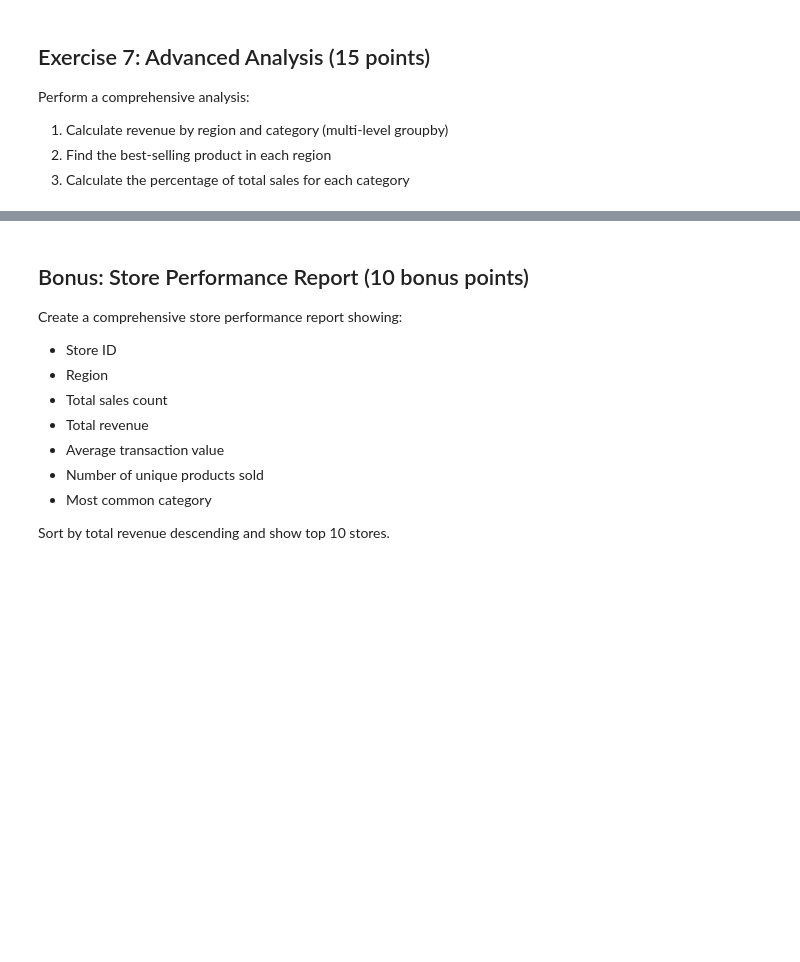
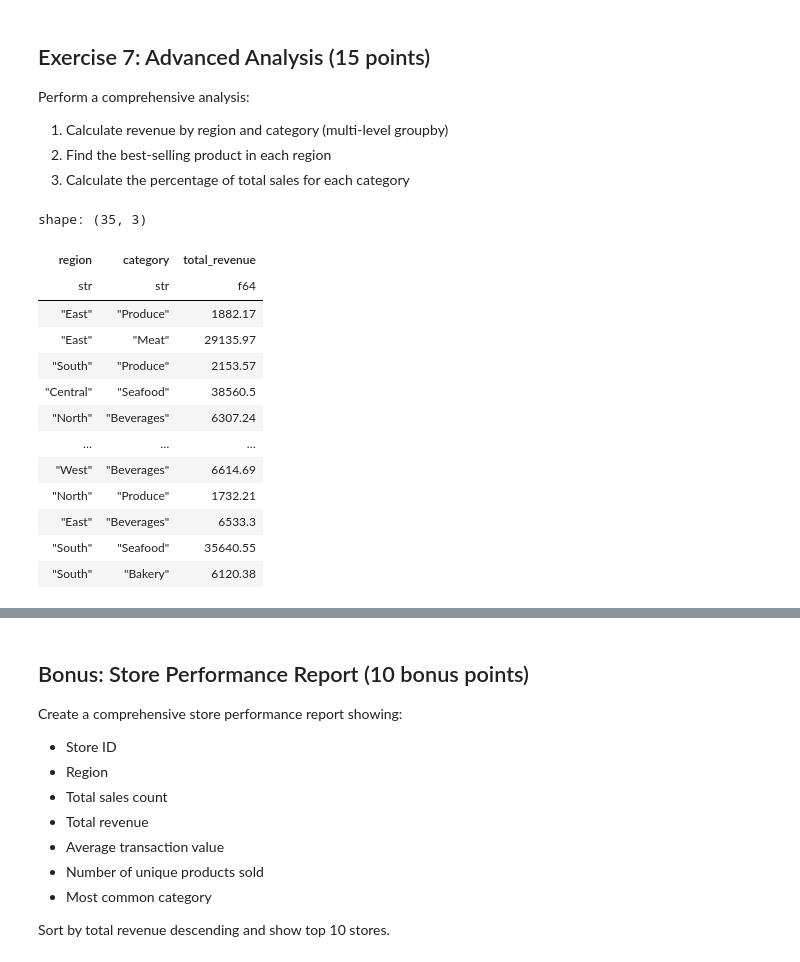
Before and after one commit to Navenkumar-Balasubramaniam/00-General, a Jupyter notebook: 18 Polars/exercise 2/s02_data_manipulation_homework.ipynb, the cells around one changed output, grey strips where cells are left out. Drawn from its saved outputs; the diff is of its cells as text; code cells hidden in the pictures; blank space fills up the shorter version.

```diff
--- a/18 Polars/exercise 2/s02_data_manipulation_homework.ipynb
+++ b/18 Polars/exercise 2/s02_data_manipulation_homework.ipynb
@@ -232,6 +232,22 @@ Perform a comprehensive analysis:
 3. Calculate the percentage of total sales for each category
 # %%
 # 7.1 Revenue by region and category
-region_category = ...
+region_category = sales_enhanced.group_by("region","category").agg(pl.col("total_revenue").sum())
+region_category
+# %% [output]
+shape: (35, 3)
+| region | category | total_revenue |
+| str | str | f64 |
+| "East" | "Produce" | 1882.17 |
+| "East" | "Meat" | 29135.97 |
+| "South" | "Produce" | 2153.57 |
+| "Central" | "Seafood" | 38560.5 |
+| "North" | "Beverages" | 6307.24 |
+| … | … | … |
+| "West" | "Beverages" | 6614.69 |
+| "North" | "Produce" | 1732.21 |
+| "East" | "Beverages" | 6533.3 |
+| "South" | "Seafood" | 35640.55 |
+| "South" | "Bakery" | 6120.38 |
 # %%
 # 7.2 Best-selling product per region
```
Also changed, not shown: parts of 2 cells of this notebook.
